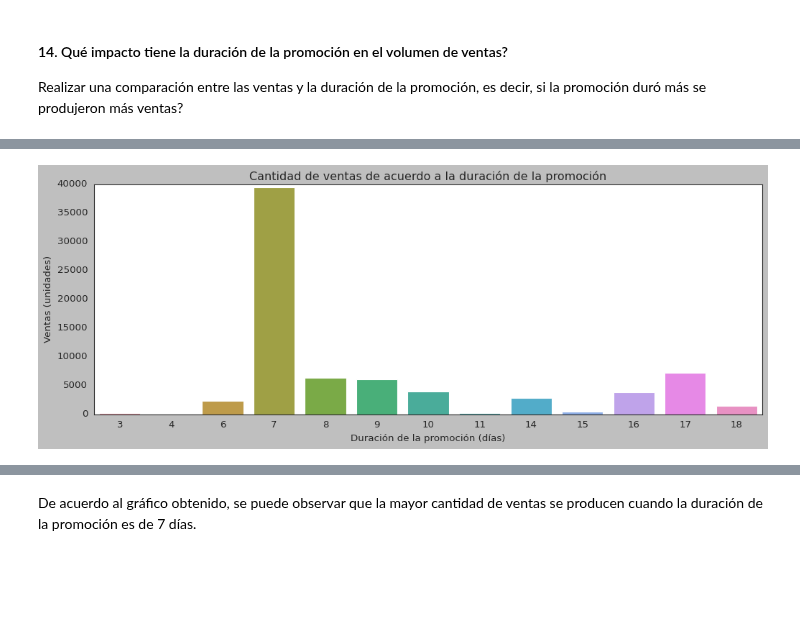
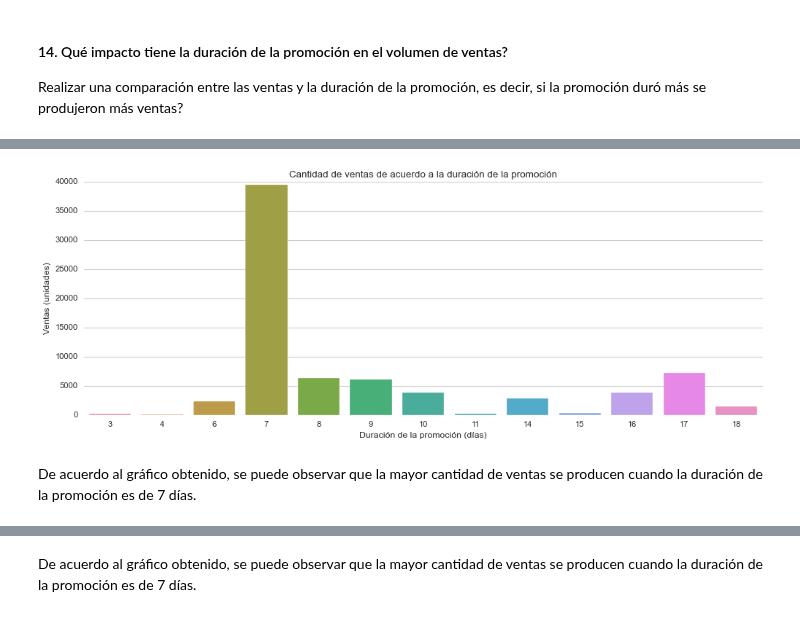
Before and after one commit to ErikaMelt/deodorants-project, a Jupyter notebook: eda/eda_romina.ipynb, the cells around one changed output, grey strips where cells are left out. Drawn from its saved outputs; the diff is of its cells as text; code cells hidden in the pictures; blank space fills up the shorter version.

```diff
--- a/eda/eda_romina.ipynb
+++ b/eda/eda_romina.ipynb
@@ -69,14 +69,16 @@ df_promo_ventas
 | 13 | 18 | 1464 |
 # %%
 plt.figure(figsize=[15,5])
-with sns.axes_style('white'):
+with sns.axes_style('whitegrid'):
     sns.barplot(x='duracion_promo', y='venta_unidades', data=df_promo_ventas, errorbar=None)
 
         # set the color palette
     color = "blend:#7AB,#EDA"
     sns.set_palette(sns.color_palette(color))
     plt.title("Cantidad de ventas de acuerdo a la duración de la promoción")
     plt.xlabel('Duración de la promoción (días)')
     plt.ylabel('Ventas (unidades)')
 # %% [output]
-[figure, old version]
+[figure, new version]
+# %% [markdown]
+De acuerdo al gráfico obtenido, se puede observar que la mayor cantidad de ventas se producen cuando la duración de la promoción es de 7 días.
```
Also changed, not shown: parts of 59 cells of this notebook, 2 other files.
